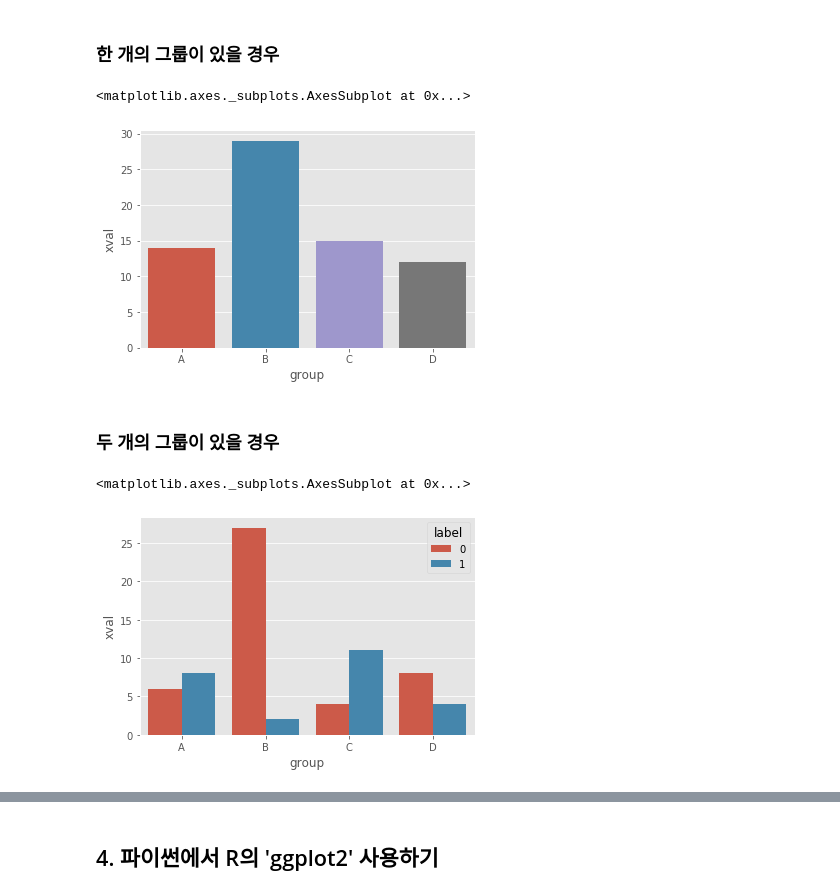
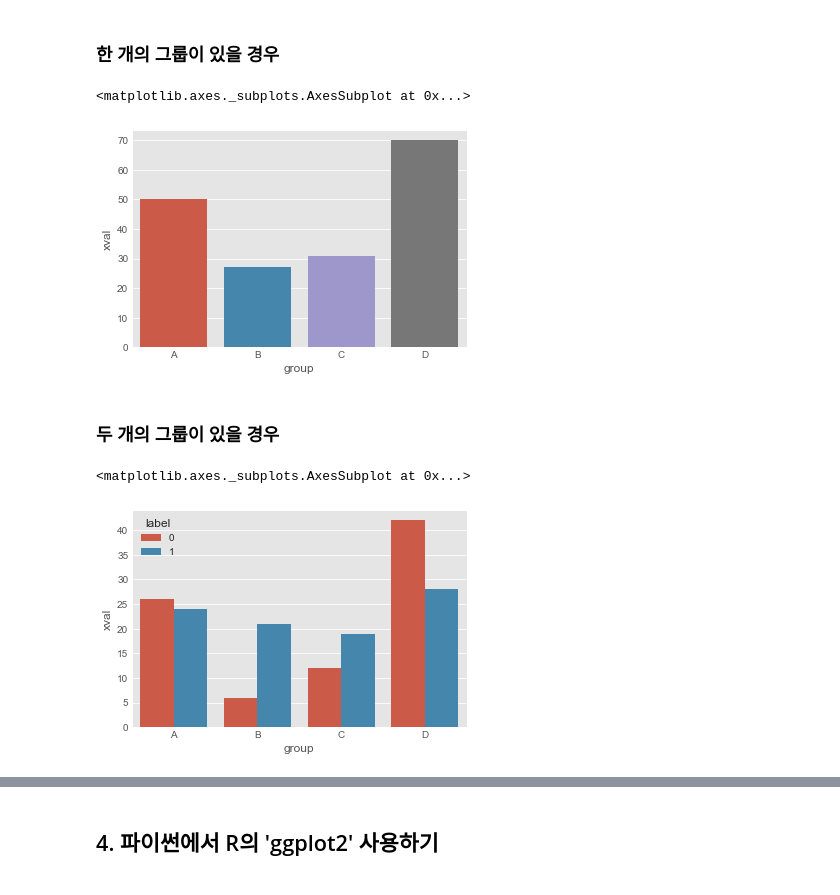
Before and after one commit to 12jeong/12jeong.github.io, a Jupyter notebook: assets/posts/2020-02-10-python-barplot/Untitled.ipynb, the cells around one changed output, grey strips where cells are left out. Cells and saved outputs as stored; diff of their text form; code cells hidden in the pictures.

```diff
--- a/assets/posts/2020-02-10-python-barplot/Untitled.ipynb
+++ b/assets/posts/2020-02-10-python-barplot/Untitled.ipynb
@@ -10,14 +10,14 @@ import matplotlib.pyplot as plt
 plt.style.use('ggplot')
 import random
 # %%
-np.random.seed(seed=100)
+np.random.seed(seed=1)
 group_list = ['A','B','C','D']
-n_size = 15
+n_size = 20
 group = [random.choice(group_list) for i in range(n_size)]
-xval = np.random.poisson(lam=5,size=n_size)
+xval = np.random.poisson(lam=10,size=n_size)
 label = np.random.binomial(n=1, p=0.5, size=n_size)
 label = list(map(str, label))
 df = pd.DataFrame({'xval':xval, 'group':group, 'label':label})
-df
+df.head()
 # %% [output]
 |  | xval | group | label |
@@ -209,12 +194,12 @@ df_by_group = df.groupby(['group'])['xval'].sum().reset_index()
 sns.barplot(x='group', y='xval', data=df_by_group)
 # %% [output]
 <matplotlib.axes._subplots.AxesSubplot at 0x...>
-[figure, old version]
+[figure, new version]
 # %% [markdown]
 ### 두 개의 그룹이 있을 경우
 # %%
 df_by_group_label = df.groupby(['group','label'])['xval'].sum().reset_index()
-sns.barplot(x='group', y='xval', hue='label',data=df_by_group)
+sns.barplot(x='group', y='xval', hue='label',data=df_by_group_label )
 # %% [output]
 <matplotlib.axes._subplots.AxesSubplot at 0x...>
-[figure, old version]
+[figure, new version]
```
Also changed, not shown: parts of 21 cells of this notebook, 17 other files.
